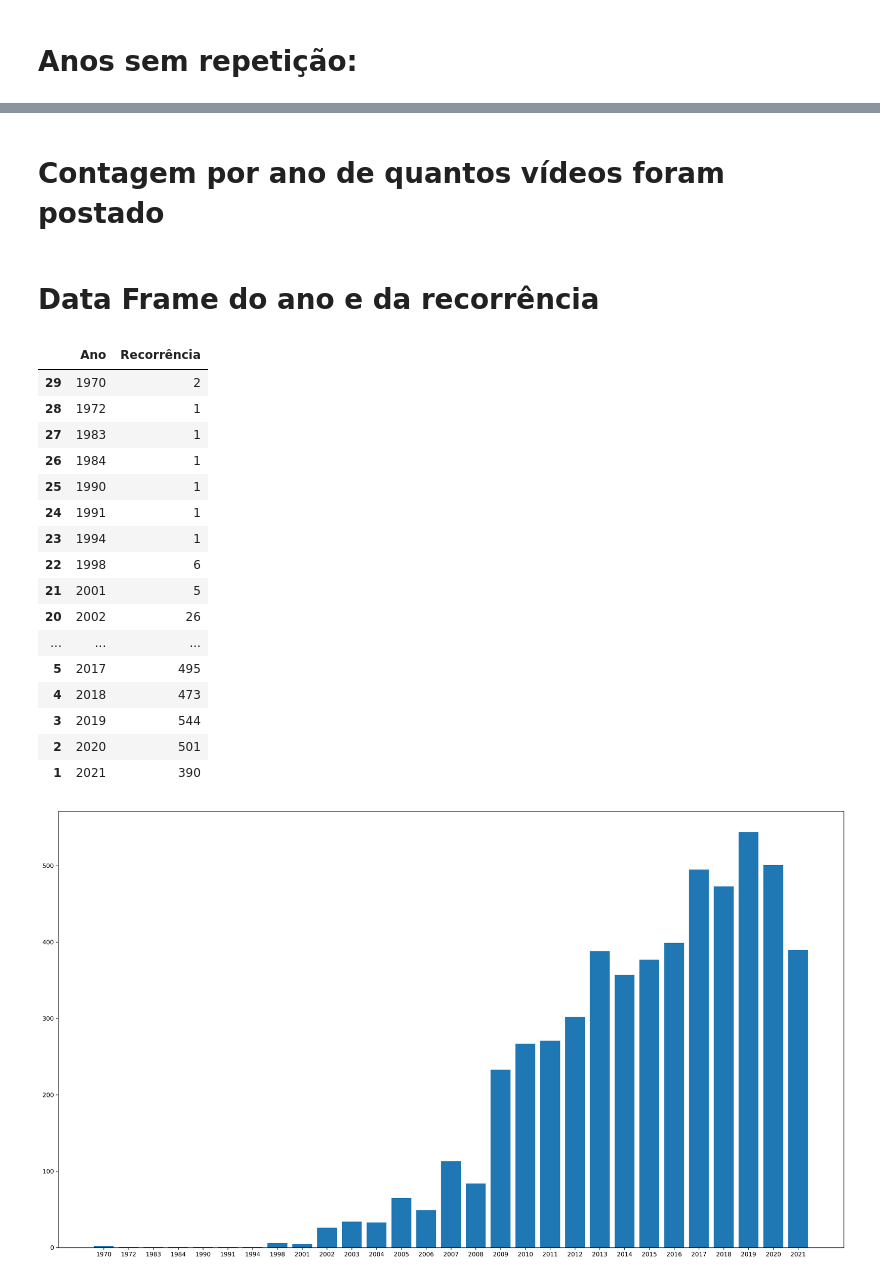
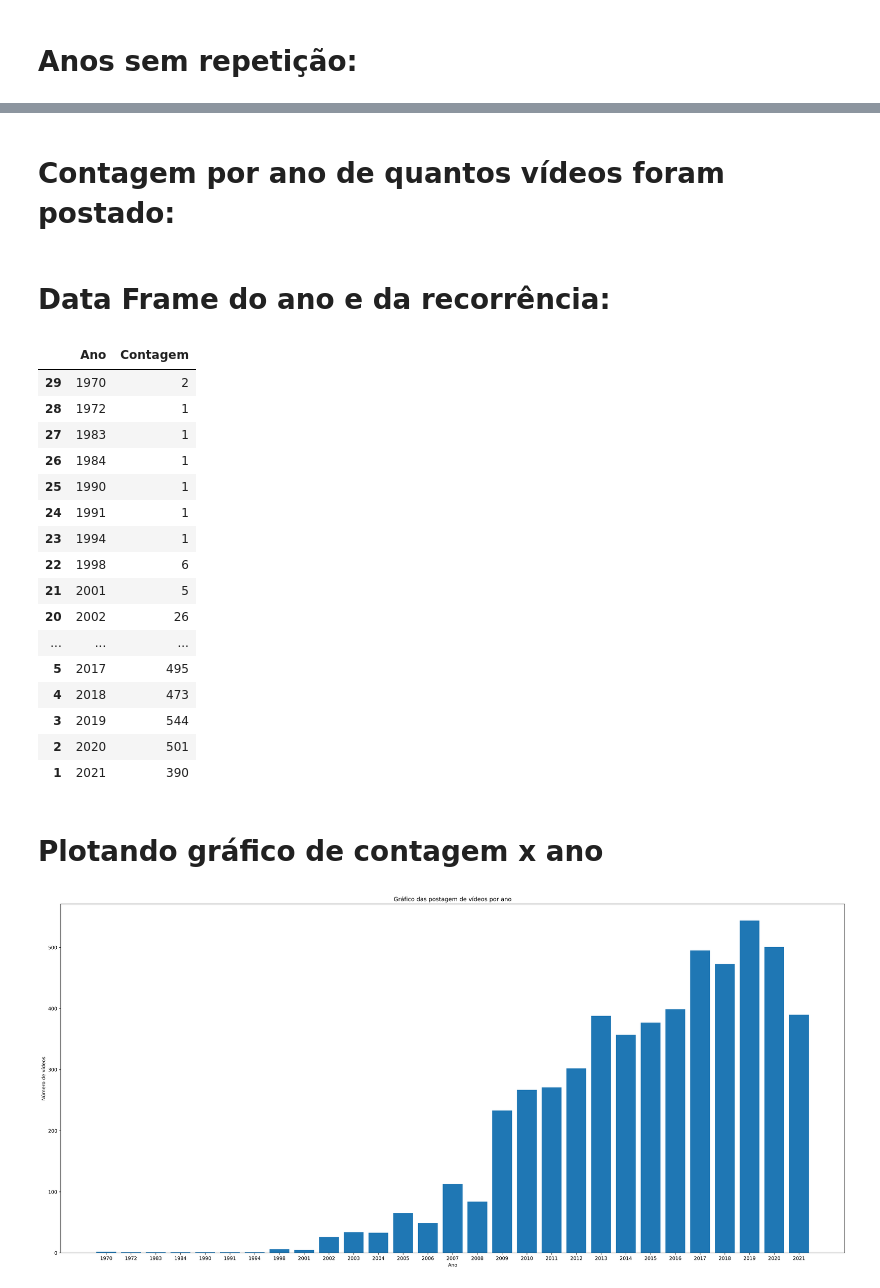
Before and after one commit to LuisHenriqueAL/Projeto_ICD, a Jupyter notebook: main.ipynb, the cells around one changed output, grey strips where cells are left out. Saved outputs shown, nothing was run; the diff lists cells and outputs as text; code cells hidden in the pictures.

Commit message:
Adicionando legenda no gráfico e mudando nome da coluna

```diff
--- a/main.ipynb
+++ b/main.ipynb
@@ -73,5 +58,5 @@ anossemrep
 # %% [markdown]
-# Contagem por ano de quantos vídeos foram postado
+# Contagem por ano de quantos vídeos foram postado:
 # %%
 contagemano= []
 for c in anossemrep['Ano']:
@@ -80,14 +65,14 @@ for c in anossemrep['Ano']:
         if c == i:
             cont += 1
     contagemano.append(cont)
-contagemano = pd.DataFrame(contagemano, columns=['Recorrência'])
+contagemano = pd.DataFrame(contagemano, columns=['Contagem'])
 # %% [markdown]
-# Data Frame do ano e da recorrência
+# Data Frame do ano e da recorrência:
 # %%
-anossemrep = anossemrep.join(contagemano, how = 'right', lsuffix='std', rsuffix='Recorrência').sort_values(by="Ano", ascending=True).drop([0])
+anossemrep = anossemrep.join(contagemano, how = 'right', lsuffix='std', rsuffix='Contagem').sort_values(by="Ano", ascending=True).drop([0])
 anossemrep
 # %% [output]
-|  | Ano | Recorrência |
+|  | Ano | Contagem |
 | 29 | 1970 | 2 |
 | 28 | 1972 | 1 |
 | 27 | 1983 | 1 |
@@ -104,10 +89,15 @@ anossemrep
 | 3 | 2019 | 544 |
 | 2 | 2020 | 501 |
 | 1 | 2021 | 390 |
+# %% [markdown]
+# Plotando gráfico de contagem x ano
 # %%
 fig = plt.figure(figsize=(15, 10), dpi=300)
-ax = fig.add_axes([1,1,1.2,1])
-ax.bar(anossemrep['Ano'],anossemrep['Recorrência'])
+ax = fig.add_axes([1,1,1.5,1])
+ax.bar(anossemrep['Ano'],anossemrep['Contagem'])
+plt.xlabel('Ano')
+plt.ylabel('Número de vídeos')
+plt.title('Gráfico das postagem de vídeos por ano')
 plt.show()
 # %% [output]
-[figure, old version]
+[figure, new version]
```
Also changed, not shown: parts of 3 cells of this notebook.
